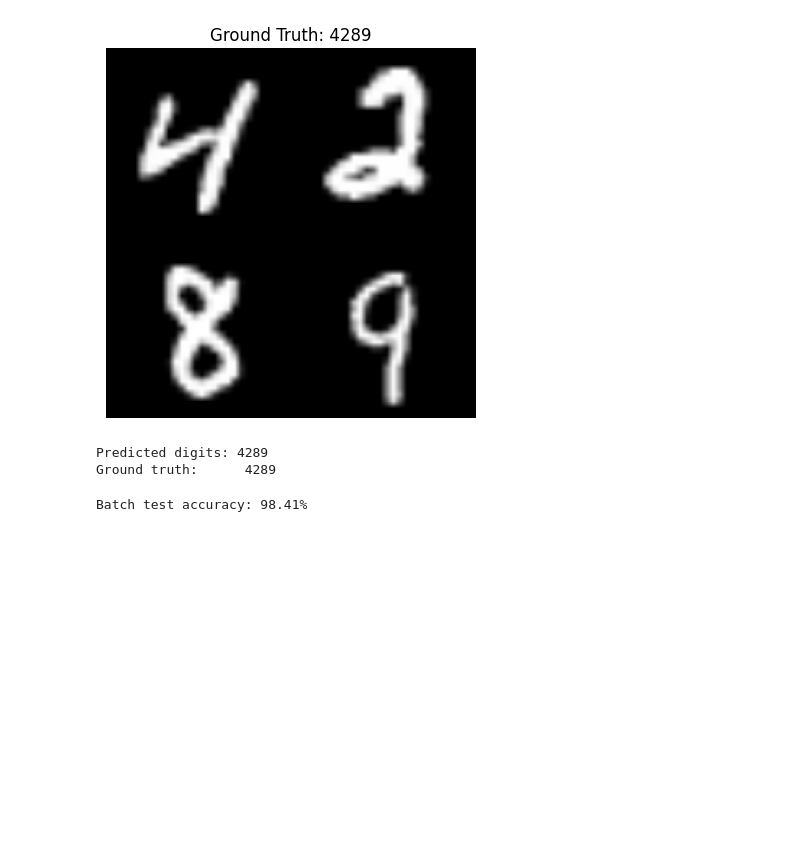
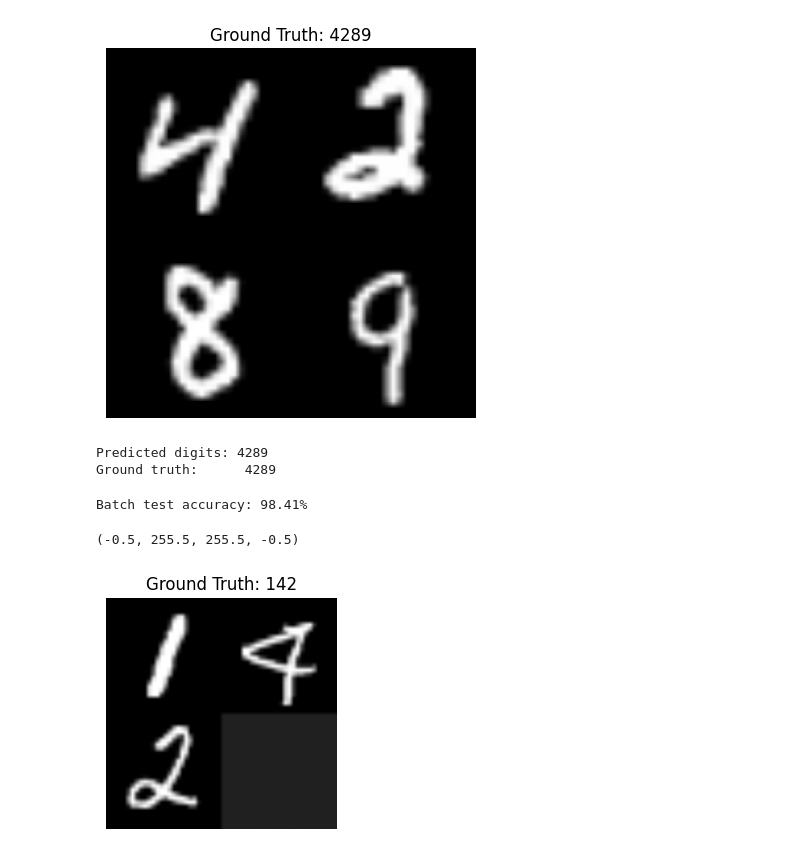
Before and after one commit to ajamesl/MLX8-W3-VisionTransformer, a Jupyter notebook: .aj/multi_encoder.ipynb, the cells around one changed output. Drawn from its saved outputs; the diff is of its cells as text; code cells hidden in the pictures; blank space fills up the shorter version.

```diff
--- a/.aj/multi_encoder.ipynb
+++ b/.aj/multi_encoder.ipynb
@@ -382,0 +605,36 @@ Batch test accuracy: 98.41%
+# %%
+# --- Build Custom Dataset and DataLoader ---
+train_dataset_stitch = CustomMNISTDataset(mnist_train, length=300000)
+train_loader_stitch = DataLoader(train_dataset_stitch, batch_size=batch_size, shuffle=True, collate_fn=collate_fn)
+
+test_dataset_stitch = CustomMNISTDataset(mnist_test, length=50000)
+test_loader_stitch = DataLoader(test_dataset_stitch, batch_size=batch_size, shuffle=False, collate_fn=collate_fn)
+
+device = torch.device("cuda" if torch.cuda.is_available() else "cpu")
+
+
+# --- Instantiate Model ---
+model = VisualTransformer(
+    patch_size=patch_size,
+    embed_dim=embed_dim,
+    num_heads=num_heads,
+    num_layers=num_layers,
+    num_classes=num_classes,
+    img_size=img_size,
+).to(device)
+
+model.load_state_dict(torch.load('mnist_vit_multi.pth', map_location=device))
+model.eval()
+# %%
+# Get a single stitched sample from your dataset
+stitched_img, digit_labels = train_dataset_stitch[0]   # or test_dataset_stitch[0]
+plt.figure(figsize=(3,3))
+plt.imshow(stitched_img.squeeze().cpu().numpy(), cmap="gray")
+
+# Convert ground truth to a readable string (ignore EOS and PAD)
+label_ints = [d.item() for d in digit_labels if d.item() not in [11, 12]]
+plt.title("Ground Truth: " + ''.join(str(d) for d in label_ints))
+plt.axis('off')
+# %% [output]
+(-0.5, 255.5, 255.5, -0.5)
+[figure, added]
```
Also changed, not shown: parts of 4 cells of this notebook, 1 other file.
